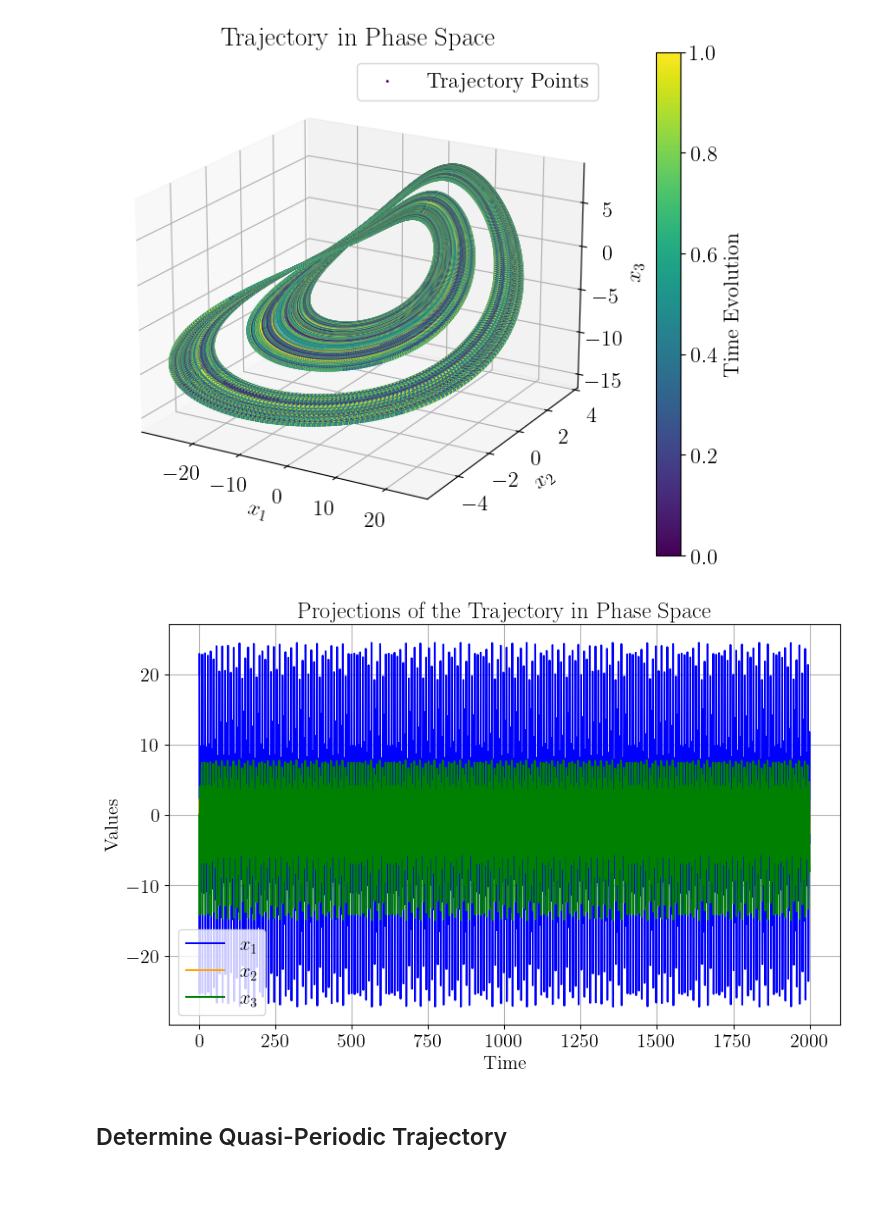
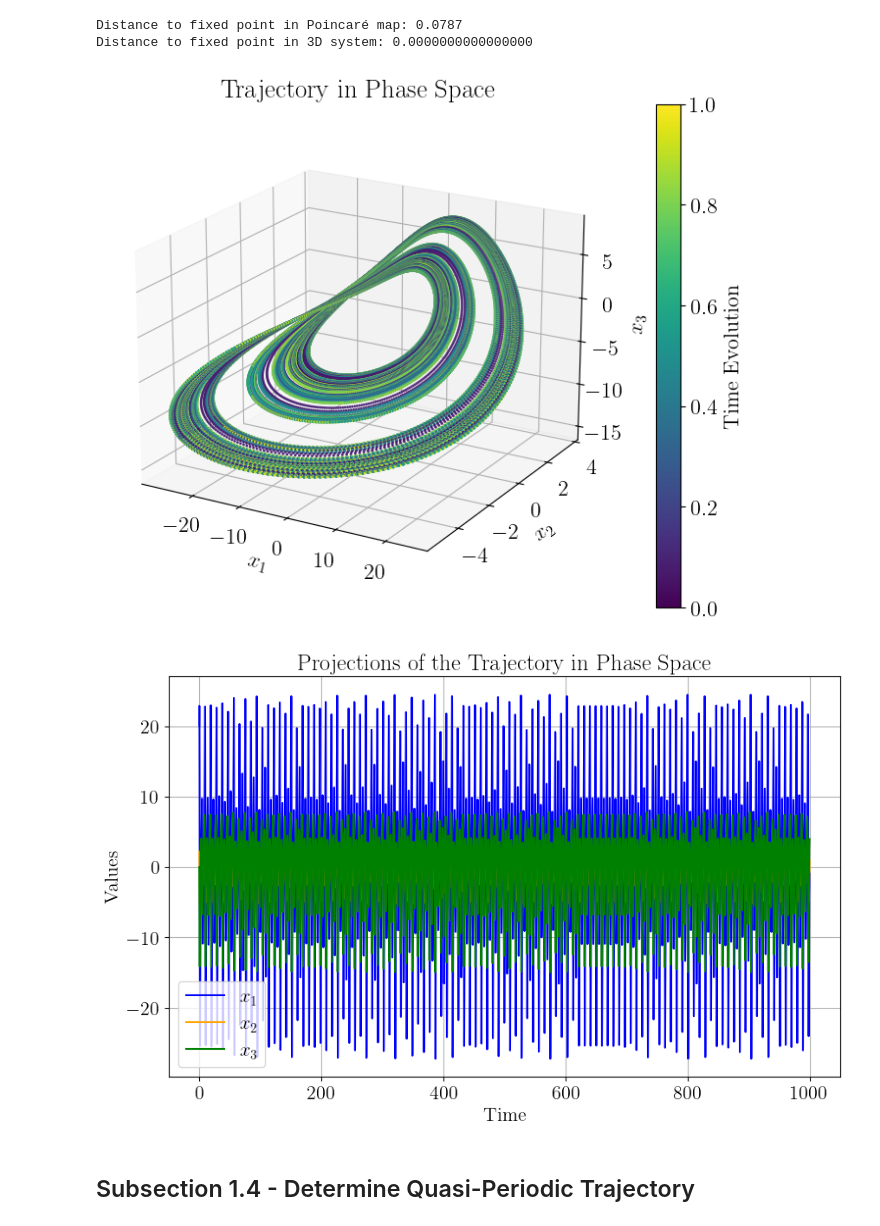
Before and after one commit to TalRamot46/chaos_exam, a Jupyter notebook: Ex1.ipynb, the cells around one changed output. Cells and saved outputs as stored; diff of their text form; code cells hidden in the pictures; blank space fills up the shorter version.

```diff
--- a/Ex1.ipynb
+++ b/Ex1.ipynb
@@ -244,16 +234,15 @@ plot_cobweb(x_0)
 # %%
-a, b, c = q2.coefficients
-y_f = np.roots([a, b-1, c])[0]  # fixed point of the polynomial q2
-str = f"q2 is the polynomial ${a:.2f}x^2+{b:.2f}-{np.abs(c):.2f}\n" + \
-      f"The fixed point of q2 is $y_f={y_f:.2f}$"
-        # forgot linearly stable
-
+y_f = np.roots(np.array([p2_quad_fit.coefficients[0], p2_quad_fit.coefficients[1], p2_quad_fit.coefficients[2]]) - np.array([0, 1, 0]))[0]
 
 # Example usage
 x1_0 = y_f
 x2_0 = get_x2_fit(y_f)
 return_event.terminal = 3
 x1_tr, x2_tr = integrate_and_find_return(x1_0, x2_0, t_span=(0, 1000))
+
+# calculate the distance between (x1_tr[-1], x2_tr[-1]) and the fixed point (y_f, get_x2_fit(y_f))
+distance_to_fixed_point = np.sqrt((x1_tr[1] - y_f)**2 + (x2_tr[1] - get_x2_fit(y_f))**2)
+print(f"Distance to fixed point in Poincaré map: {distance_to_fixed_point:.4f}")
 
 def integrate_flow(x0, t_span):
     sol = solve_ivp(system, t_span, x0, dense_output=True, max_step=0.01)
@@ -265,43 +254,56 @@ def integrate_flow(x0, t_span):
 # Plot the trajectory in the phase space
 # Notice that the trajectory is 4D, so we plot (x1, x2, x3) in 3D and
 # give each point a color according to the time evolution.
-t, x1_tr, x2_tr, x3_tr = integrate_flow([x1_0, x2_0, 0], t_span=(0, 2000))
+t, x1_tr, x2_tr, x3_tr = integrate_flow([x1_0, x2_0, 0], t_span=(0, 1000))
 points = zip(x1_tr, x2_tr, x3_tr)
+
+# calculate the distance between (x1_tr, x2_tr, x3_tr) and the fixed point (y_f, get_x2_fit(y_f), 0)
+# find the minimum distance to the fixed point, not necessarily the last point
+# this is because the trajectory might not converge to the fixed point in the time span
+distance_to_fixed_point = np.sqrt((x1_tr - y_f)**2 + (x2_tr - get_x2_fit(y_f))**2 + x3_tr**2)
+min_distance_index = np.argmin(distance_to_fixed_point)
+x1_tr_closest = x1_tr[min_distance_index]
+x2_tr_closest = x2_tr[min_distance_index]
+x3_tr_closest = x3_tr[min_distance_index]
+# calculate the distance between (x1_tr[-1], x2_tr[-1], x3_tr[-1]) and the fixed point (y_f, get_x2_fit(y_f), 0)
+distance_to_fixed_point = np.sqrt((x1_tr_closest - y_f)**2 + (x2_tr_closest - get_x2_fit(y_f))**2 + x3_tr_closest**2)
+print(f"Distance to fixed point in 3D system: {distance_to_fixed_point:.16f}")
+
 color_values = plt.cm.viridis(np.linspace(0, 1, len(t)))
-
 fig = plt.figure(figsize=(10, 6))
 ax = fig.add_subplot(111, projection='3d')
 # decrease the size of the points to avoid cluttering
-ax.scatter(x1_tr, x2_tr, x3_tr, c=color_values, s=1, label='Trajectory Points')
+ax.scatter(x1_tr, x2_tr, x3_tr, c=color_values, s=1)
 ax.set_xlabel('$x_1$')
 ax.set_ylabel('$x_2$')
-ax.set_zlabel('$x_3$')
+ax.set_zlabel('$x_3$', rotation=1, labelpad=5)
 ax.set_title('Trajectory in Phase Space')
 
 # add a color bar to indicate the time evolution
 cbar = plt.colorbar(plt.cm.ScalarMappable(cmap='viridis'), ax=ax)
 cbar.set_label('Time Evolution')
 ax.view_init(elev=20, azim=-60)  # Adjust the view angle
 plt.tight_layout()
-plt.legend()
 plt.show()
 
 # plot projections of the trajectory in the phase space in a single plot
 plt.figure(figsize=(10, 6))
 plt.plot(t, x1_tr, label='$x_1$', color='blue')
 plt.plot(t, x2_tr, label='$x_2$', color='orange')
 plt.plot(t, x3_tr, label='$x_3$', color='green')
 plt.xlabel('Time')
 plt.ylabel('Values')
 plt.title('Projections of the Trajectory in Phase Space')
 plt.legend()
 plt.grid()
 plt.show()
 # %% [output]
+Distance to fixed point in Poincaré map: 0.0787
+Distance to fixed point in 3D system: 0.0000000000000000
-[figure, old version]
+[figure, new version]
-[figure, old version]
+[figure, new version]
 # %% [markdown]
-## Determine Quasi-Periodic Trajectory
+## Subsection 1.4 - Determine Quasi-Periodic Trajectory
 # %%
 # Compute the FFT of the trajectory in the all directions
 from scipy.fft import fft, fftfreq
```
Also changed, not shown: parts of 16 cells of this notebook, 2 other files.
